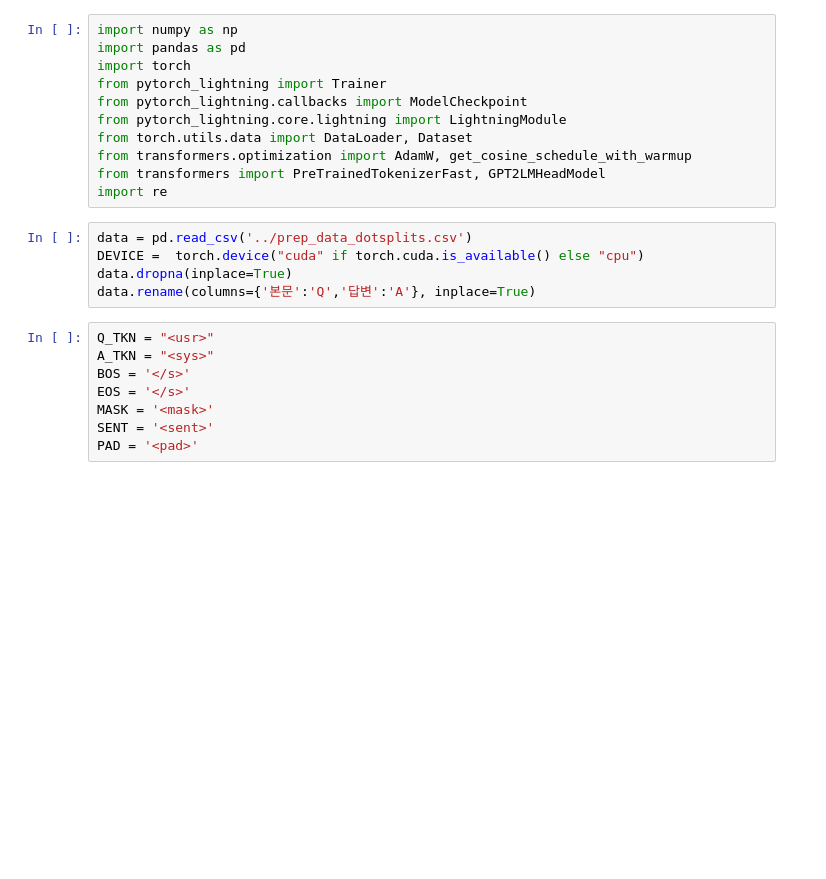
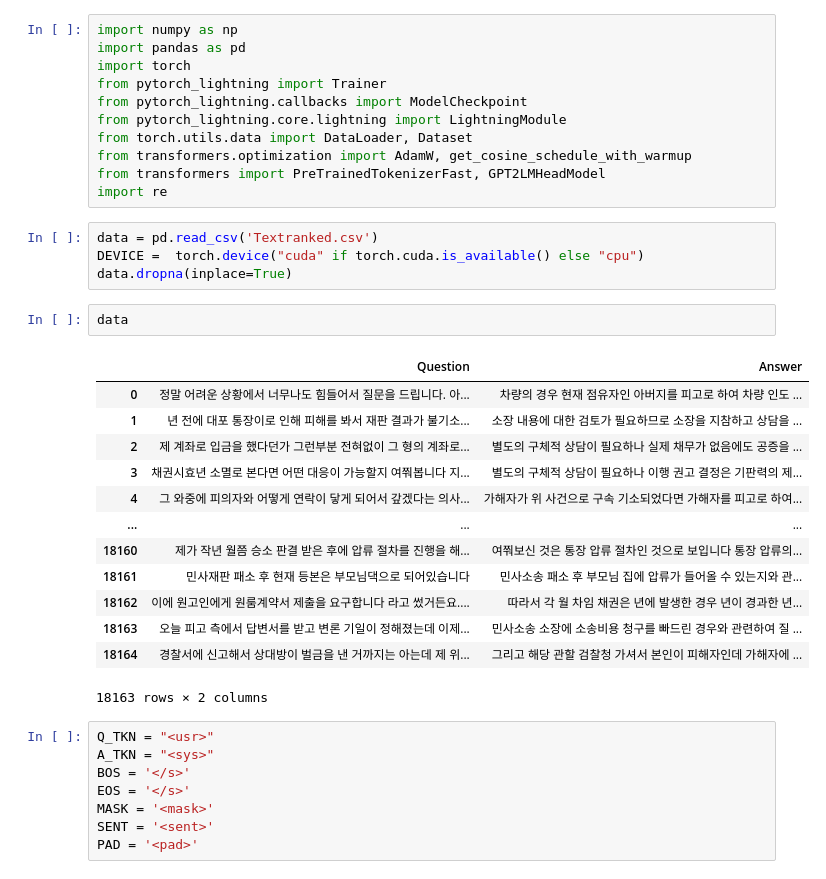
Before and after one commit to Kwon-Giil/Multicampus-Semi2, a Jupyter notebook: koGPT2.ipynb, the cells around one changed output. Drawn from its saved outputs; the diff is of its cells as text; blank space fills up the shorter version.

```diff
--- a/koGPT2.ipynb
+++ b/koGPT2.ipynb
@@ -20,10 +20,25 @@ from transformers.optimization import AdamW, get_cosine_schedule_with_warmup
 from transformers import PreTrainedTokenizerFast, GPT2LMHeadModel
 import re
 # %%
-data = pd.read_csv('../prep_data_dotsplits.csv')
+data = pd.read_csv('Textranked.csv')
 DEVICE =  torch.device("cuda" if torch.cuda.is_available() else "cpu")
 data.dropna(inplace=True)
-data.rename(columns={'본문':'Q','답변':'A'}, inplace=True)
+# %%
+data
+# %% [output]
+|  | Question | Answer |
+| 0 | 정말 어려운 상황에서 너무나도 힘들어서 질문을 드립니다. 아... | 차량의 경우 현재 점유자인 아버지를 피고로 하여 차량 인도 ... |
+| 1 | 년 전에 대포 통장이로 인해 피해를 봐서 재판 결과가 불기소... | 소장 내용에 대한 검토가 필요하므로 소장을 지참하고 상담을 ... |
+| 2 | 제 계좌로 입금을 했다던가 그런부분 전혀없이 그 형의 계좌로... | 별도의 구체적 상담이 필요하나 실제 채무가 없음에도 공증을 ... |
+| 3 | 채권시효년 소멸로 본다면 어떤 대응이 가능할지 여쭤봅니다 지... | 별도의 구체적 상담이 필요하나 이행 권고 결정은 기판력의 제... |
+| 4 | 그 와중에 피의자와 어떻게 연락이 닿게 되어서 갚겠다는 의사... | 가해자가 위 사건으로 구속 기소되었다면 가해자를 피고로 하여... |
+| ... | ... | ... |
+| 18160 | 제가 작년 월쯤 승소 판결 받은 후에 압류 절차를 진행을 해... | 여쭤보신 것은 통장 압류 절차인 것으로 보입니다 통장 압류의... |
+| 18161 | 민사재판 패소 후 현재 등본은 부모님댁으로 되어있습니다 | 민사소송 패소 후 부모님 집에 압류가 들어올 수 있는지와 관... |
+| 18162 | 이에 원고인에게 원룸계약서 제출을 요구합니다 라고 썼거든요.... | 따라서 각 월 차임 채권은 년에 발생한 경우 년이 경과한 년... |
+| 18163 | 오늘 피고 측에서 답변서를 받고 변론 기일이 정해졌는데 이제... | 민사소송 소장에 소송비용 청구를 빠드린 경우와 관련하여 질 ... |
+| 18164 | 경찰서에 신고해서 상대방이 벌금을 낸 거까지는 아는데 제 위... | 그리고 해당 관할 검찰청 가셔서 본인이 피해자인데 가해자에 ... |
+18163 rows × 2 columns
 # %%
 Q_TKN = "<usr>"
 A_TKN = "<sys>"
```
Also changed, not shown: parts of 11 cells of this notebook.
